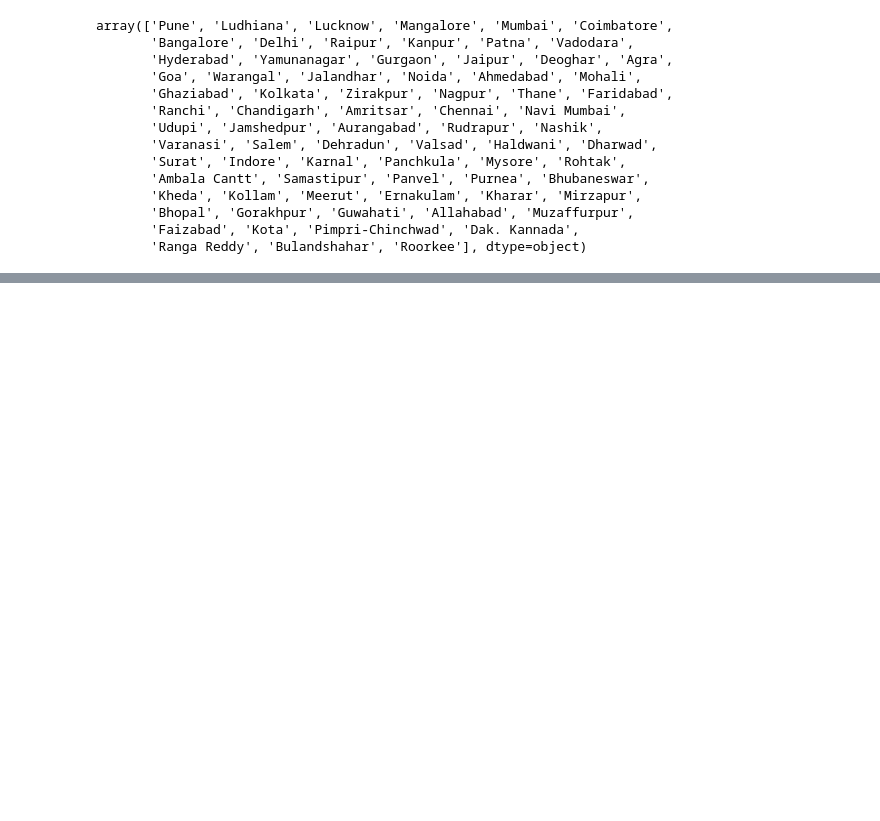
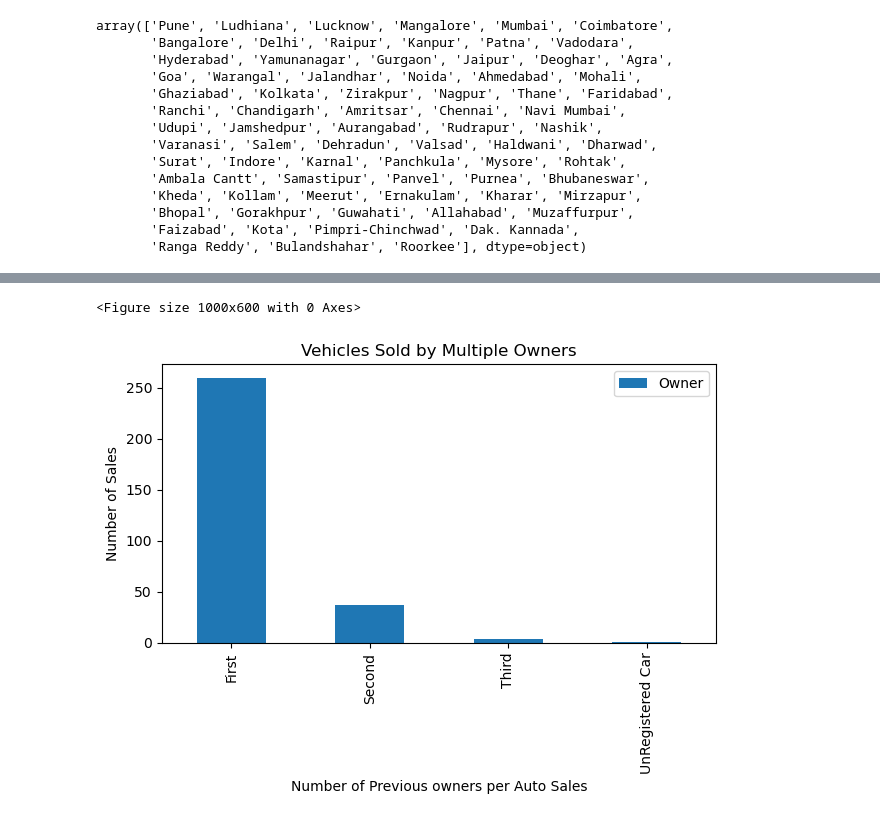
Before and after one commit to cassiegraf/project1, a Jupyter notebook: analysis/analysis.ipynb, the cells around one changed output, grey strips where cells are left out. Saved outputs shown, nothing was run; the diff lists cells and outputs as text; code cells hidden in the pictures; blank space fills up the shorter version.

Commit message:
Lauren's Analysis

```diff
--- a/analysis/analysis.ipynb
+++ b/analysis/analysis.ipynb
@@ -96,0 +101,16 @@ clean_car.head()
+# %%
+# bar chart
+owner = clean_car['Owner'].value_counts()
+owner_df = pd.DataFrame(owner)
+plt.figure(figsize=(10,6))
+
+owner_df.plot(kind='bar')
+plt.title('Vehicles Sold by Multiple Owners')
+plt.xlabel('Number of Previous owners per Auto Sales')
+plt.ylabel('Number of Sales')
+
+plt.tight_layout()
+plt.savefig("../analysis/Owner.png", dpi=150)
+# %% [output]
+<Figure size 1000x600 with 0 Axes>
+[figure, added]
```
Also changed, not shown: parts of 1 cell of this notebook, 1 other file.
